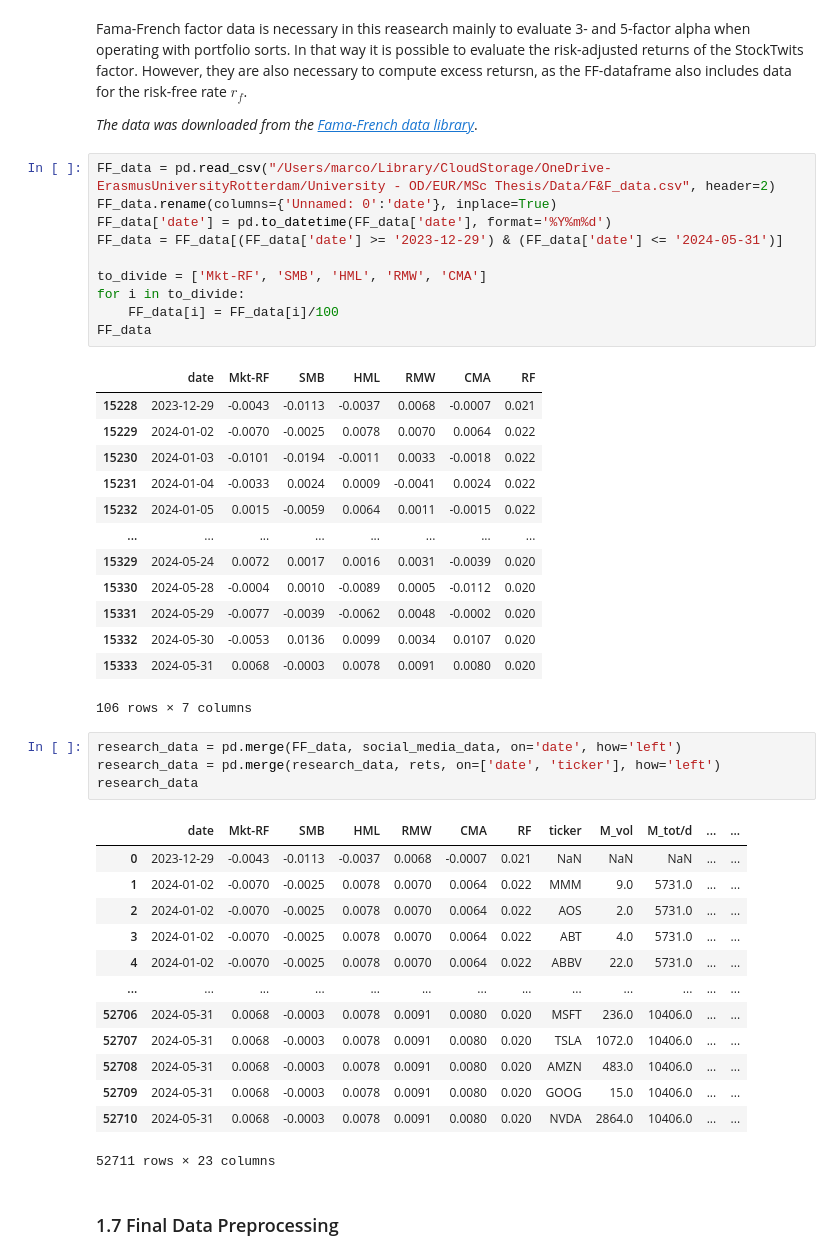
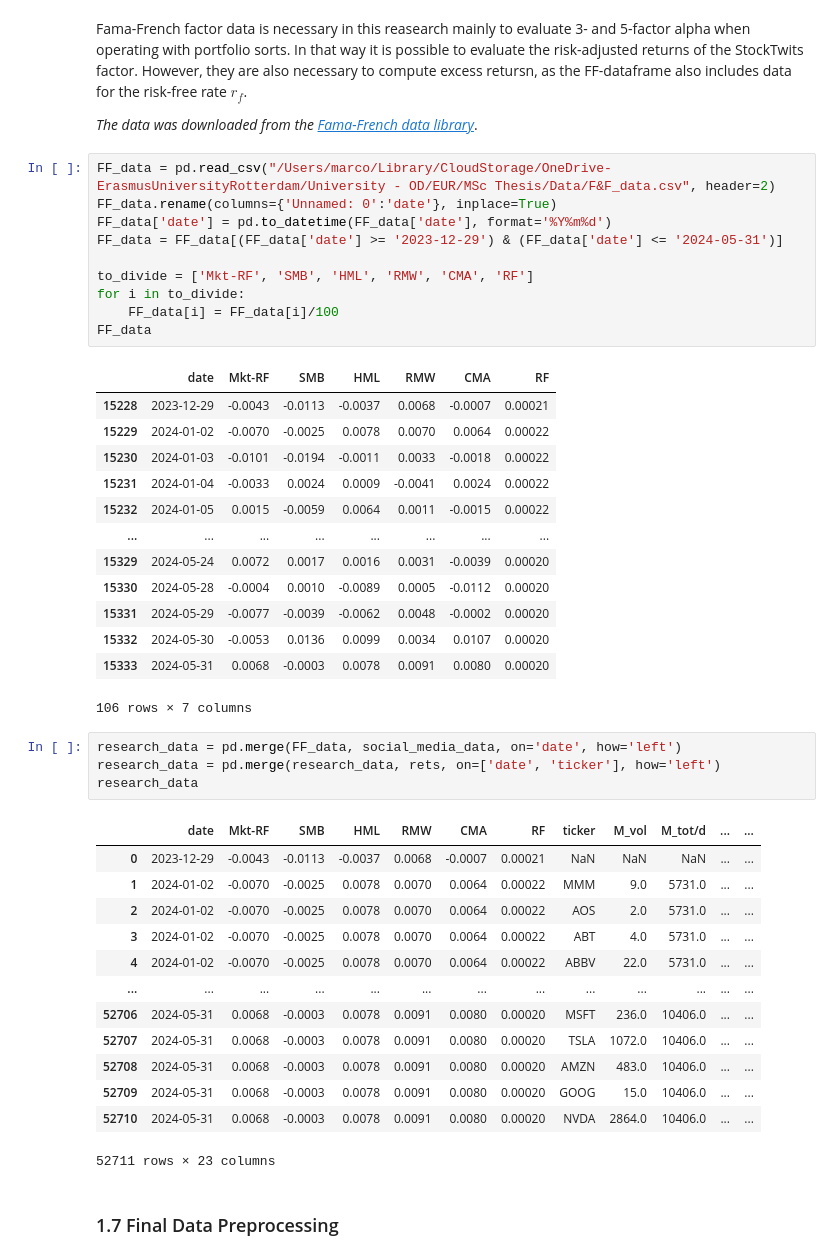
Before and after one commit to Berga20/Code_MSc_Thesis, a Jupyter notebook: Analysis.ipynb, the cells around one changed output. Drawn from its saved outputs; the diff is of its cells as text.

```diff
--- a/Analysis.ipynb
+++ b/Analysis.ipynb
@@ -397,26 +409,26 @@ Fama-French factor data is necessary in this reasearch mainly to evaluate 3- and
 # %%
 FF_data = pd.read_csv("/Users/marco/Library/CloudStorage/OneDrive-ErasmusUniversityRotterdam/University - OD/EUR/MSc Thesis/Data/F&F_data.csv", header=2)
 FF_data.rename(columns={'Unnamed: 0':'date'}, inplace=True)
 FF_data['date'] = pd.to_datetime(FF_data['date'], format='%Y%m%d')
 FF_data = FF_data[(FF_data['date'] >= '2023-12-29') & (FF_data['date'] <= '2024-05-31')]
 
-to_divide = ['Mkt-RF', 'SMB', 'HML', 'RMW', 'CMA']
+to_divide = ['Mkt-RF', 'SMB', 'HML', 'RMW', 'CMA', 'RF']
 for i in to_divide:
     FF_data[i] = FF_data[i]/100
 FF_data
 # %% [output]
 |  | date | Mkt-RF | SMB | HML | RMW | CMA | RF |
-| 15228 | 2023-12-29 | -0.0043 | -0.0113 | -0.0037 | 0.0068 | -0.0007 | 0.021 |
-| 15229 | 2024-01-02 | -0.0070 | -0.0025 | 0.0078 | 0.0070 | 0.0064 | 0.022 |
-| 15230 | 2024-01-03 | -0.0101 | -0.0194 | -0.0011 | 0.0033 | -0.0018 | 0.022 |
-| 15231 | 2024-01-04 | -0.0033 | 0.0024 | 0.0009 | -0.0041 | 0.0024 | 0.022 |
-| 15232 | 2024-01-05 | 0.0015 | -0.0059 | 0.0064 | 0.0011 | -0.0015 | 0.022 |
+| 15228 | 2023-12-29 | -0.0043 | -0.0113 | -0.0037 | 0.0068 | -0.0007 | 0.00021 |
+| 15229 | 2024-01-02 | -0.0070 | -0.0025 | 0.0078 | 0.0070 | 0.0064 | 0.00022 |
+| 15230 | 2024-01-03 | -0.0101 | -0.0194 | -0.0011 | 0.0033 | -0.0018 | 0.00022 |
+| 15231 | 2024-01-04 | -0.0033 | 0.0024 | 0.0009 | -0.0041 | 0.0024 | 0.00022 |
+| 15232 | 2024-01-05 | 0.0015 | -0.0059 | 0.0064 | 0.0011 | -0.0015 | 0.00022 |
 | ... | ... | ... | ... | ... | ... | ... | ... |
-| 15329 | 2024-05-24 | 0.0072 | 0.0017 | 0.0016 | 0.0031 | -0.0039 | 0.020 |
-| 15330 | 2024-05-28 | -0.0004 | 0.0010 | -0.0089 | 0.0005 | -0.0112 | 0.020 |
-| 15331 | 2024-05-29 | -0.0077 | -0.0039 | -0.0062 | 0.0048 | -0.0002 | 0.020 |
-| 15332 | 2024-05-30 | -0.0053 | 0.0136 | 0.0099 | 0.0034 | 0.0107 | 0.020 |
-| 15333 | 2024-05-31 | 0.0068 | -0.0003 | 0.0078 | 0.0091 | 0.0080 | 0.020 |
+| 15329 | 2024-05-24 | 0.0072 | 0.0017 | 0.0016 | 0.0031 | -0.0039 | 0.00020 |
+| 15330 | 2024-05-28 | -0.0004 | 0.0010 | -0.0089 | 0.0005 | -0.0112 | 0.00020 |
+| 15331 | 2024-05-29 | -0.0077 | -0.0039 | -0.0062 | 0.0048 | -0.0002 | 0.00020 |
+| 15332 | 2024-05-30 | -0.0053 | 0.0136 | 0.0099 | 0.0034 | 0.0107 | 0.00020 |
+| 15333 | 2024-05-31 | 0.0068 | -0.0003 | 0.0078 | 0.0091 | 0.0080 | 0.00020 |
 106 rows × 7 columns
 # %%
 research_data = pd.merge(FF_data, social_media_data, on='date', how='left')
@@ -424,17 +436,17 @@ research_data = pd.merge(research_data, rets, on=['date', 'ticker'], how='left')
 research_data
 # %% [output]
 |  | date | Mkt-RF | SMB | HML | RMW | CMA | RF | ticker | M_vol | M_tot/d | ... | ... |
-| 0 | 2023-12-29 | -0.0043 | -0.0113 | -0.0037 | 0.0068 | -0.0007 | 0.021 | NaN | NaN | NaN | ... | ... |
-| 1 | 2024-01-02 | -0.0070 | -0.0025 | 0.0078 | 0.0070 | 0.0064 | 0.022 | MMM | 9.0 | 5731.0 | ... | ... |
-| 2 | 2024-01-02 | -0.0070 | -0.0025 | 0.0078 | 0.0070 | 0.0064 | 0.022 | AOS | 2.0 | 5731.0 | ... | ... |
-| 3 | 2024-01-02 | -0.0070 | -0.0025 | 0.0078 | 0.0070 | 0.0064 | 0.022 | ABT | 4.0 | 5731.0 | ... | ... |
-| 4 | 2024-01-02 | -0.0070 | -0.0025 | 0.0078 | 0.0070 | 0.0064 | 0.022 | ABBV | 22.0 | 5731.0 | ... | ... |
+| 0 | 2023-12-29 | -0.0043 | -0.0113 | -0.0037 | 0.0068 | -0.0007 | 0.00021 | NaN | NaN | NaN | ... | ... |
+| 1 | 2024-01-02 | -0.0070 | -0.0025 | 0.0078 | 0.0070 | 0.0064 | 0.00022 | MMM | 9.0 | 5731.0 | ... | ... |
+| 2 | 2024-01-02 | -0.0070 | -0.0025 | 0.0078 | 0.0070 | 0.0064 | 0.00022 | AOS | 2.0 | 5731.0 | ... | ... |
+| 3 | 2024-01-02 | -0.0070 | -0.0025 | 0.0078 | 0.0070 | 0.0064 | 0.00022 | ABT | 4.0 | 5731.0 | ... | ... |
+| 4 | 2024-01-02 | -0.0070 | -0.0025 | 0.0078 | 0.0070 | 0.0064 | 0.00022 | ABBV | 22.0 | 5731.0 | ... | ... |
 | ... | ... | ... | ... | ... | ... | ... | ... | ... | ... | ... | ... | ... |
-| 52706 | 2024-05-31 | 0.0068 | -0.0003 | 0.0078 | 0.0091 | 0.0080 | 0.020 | MSFT | 236.0 | 10406.0 | ... | ... |
-| 52707 | 2024-05-31 | 0.0068 | -0.0003 | 0.0078 | 0.0091 | 0.0080 | 0.020 | TSLA | 1072.0 | 10406.0 | ... | ... |
-| 52708 | 2024-05-31 | 0.0068 | -0.0003 | 0.0078 | 0.0091 | 0.0080 | 0.020 | AMZN | 483.0 | 10406.0 | ... | ... |
-| 52709 | 2024-05-31 | 0.0068 | -0.0003 | 0.0078 | 0.0091 | 0.0080 | 0.020 | GOOG | 15.0 | 10406.0 | ... | ... |
-| 52710 | 2024-05-31 | 0.0068 | -0.0003 | 0.0078 | 0.0091 | 0.0080 | 0.020 | NVDA | 2864.0 | 10406.0 | ... | ... |
+| 52706 | 2024-05-31 | 0.0068 | -0.0003 | 0.0078 | 0.0091 | 0.0080 | 0.00020 | MSFT | 236.0 | 10406.0 | ... | ... |
+| 52707 | 2024-05-31 | 0.0068 | -0.0003 | 0.0078 | 0.0091 | 0.0080 | 0.00020 | TSLA | 1072.0 | 10406.0 | ... | ... |
+| 52708 | 2024-05-31 | 0.0068 | -0.0003 | 0.0078 | 0.0091 | 0.0080 | 0.00020 | AMZN | 483.0 | 10406.0 | ... | ... |
+| 52709 | 2024-05-31 | 0.0068 | -0.0003 | 0.0078 | 0.0091 | 0.0080 | 0.00020 | GOOG | 15.0 | 10406.0 | ... | ... |
+| 52710 | 2024-05-31 | 0.0068 | -0.0003 | 0.0078 | 0.0091 | 0.0080 | 0.00020 | NVDA | 2864.0 | 10406.0 | ... | ... |
 52711 rows × 23 columns
 # %% [markdown]
 ### 1.7 Final Data Preprocessing
```
Also changed, not shown: parts of 89 cells of this notebook.
